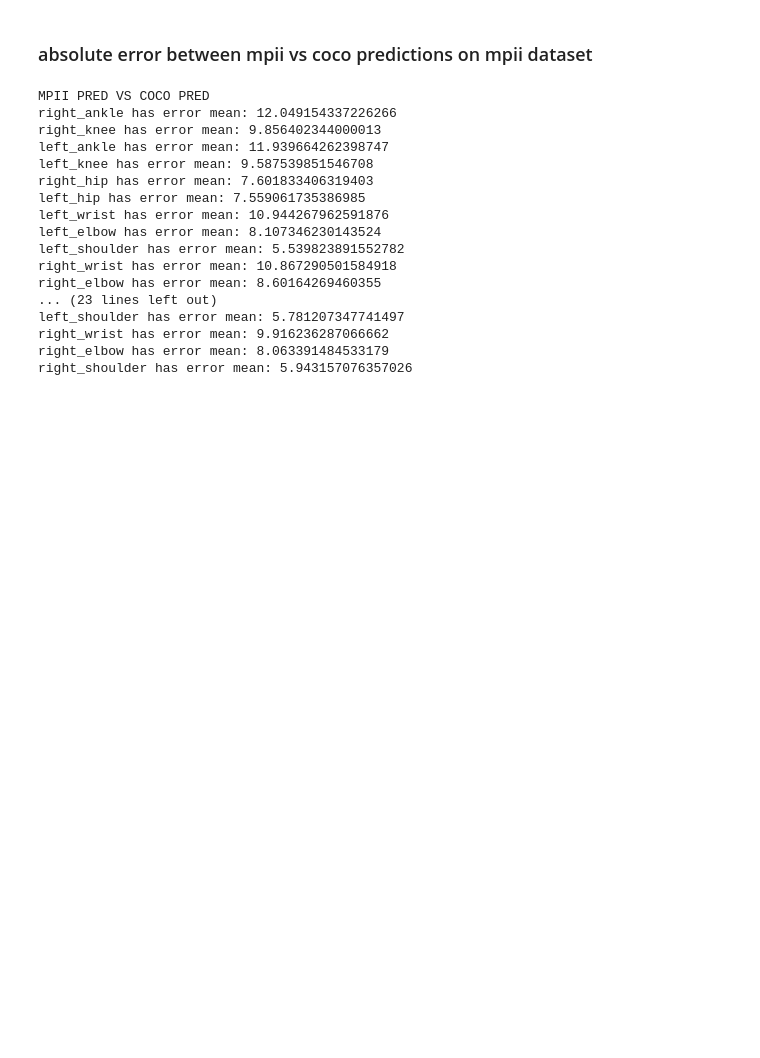
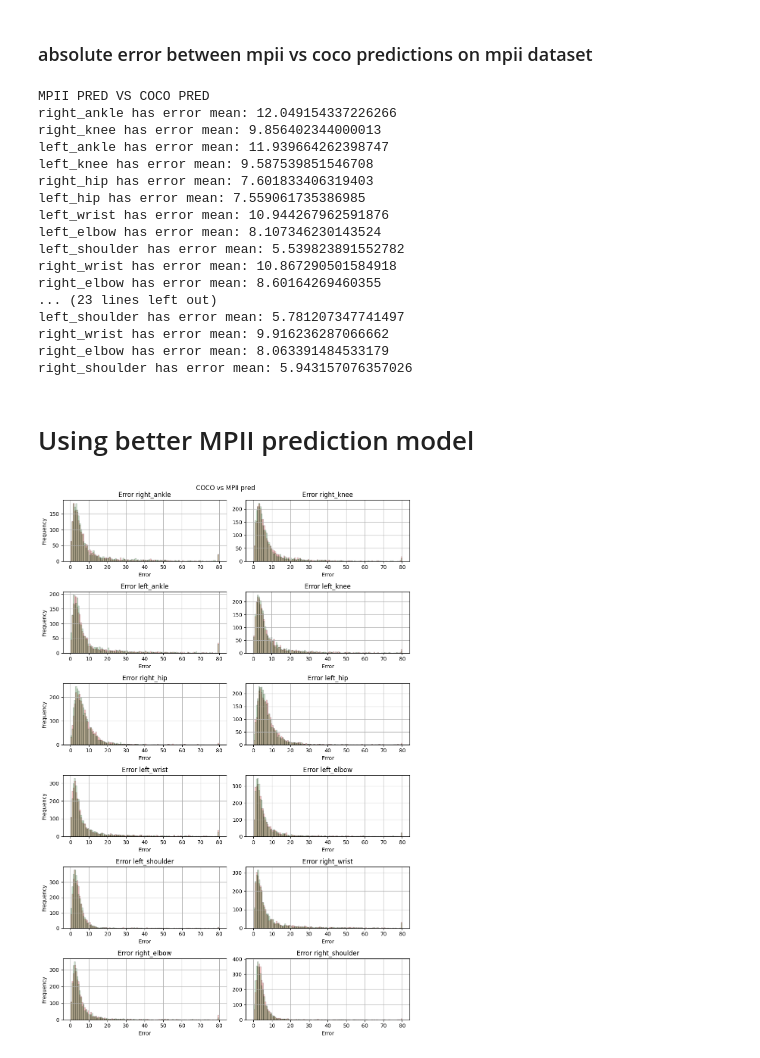
Before and after one commit to bilguudeiblgd/mapping-HPE-representations, a Jupyter notebook: error_distribution.ipynb, the cells around one changed output. Cells and saved outputs as stored; diff of their text form; code cells hidden in the pictures; blank space fills up the shorter version.

```diff
--- a/error_distribution.ipynb
+++ b/error_distribution.ipynb
@@ -485,3 +507,41 @@ left_shoulder has error mean: 5.781207347741497
 right_wrist has error mean: 9.916236287066662
 right_elbow has error mean: 8.063391484533179
 right_shoulder has error mean: 5.943157076357026
+# %% [markdown]
+# Using better MPII prediction model
+# %%
+kps_pred = list()
+for i in range(len(annot_truth)):
+
+  kp_pred = annot_better_pred_mpii['annotations'][i]['joints']
+  kps_pred.append(kp_pred)
+kps_pred = np.array(kps_pred)
+
+mpii_pred_on_mpii_errors = []
+# TODO: resolve joint missing
+for key in mapping.keys():
+    gts = kps_truth[:, key]
+    predictions = kps_pred[:, key]
+
+    gts = gts[kps_truth_joint_vis[:,key] == 1]
+    predictions = predictions[ kps_truth_joint_vis[:,key] == 1 ]
+
+    error = distance(gts, predictions) / box_scale[ kps_truth_joint_vis[:,key] == 1  ]
+    mpii_pred_on_mpii_errors.append(error)
+# %%
+fig, axs = plt.subplots(nrows=(len(mpii_pred_on_mpii_errors)+1)//2, ncols=2, figsize=(10,15))
+fig.suptitle("COCO vs MPII pred (red - coco pred, green - mpii pred)")
+for i in range(len(mpii_pred_on_mpii_errors)):
+  row = i // 2
+  col = i % 2
+  axs[row,col].hist(np.clip(coco_pred_on_mpii_errors[i], 0, 80), bins=120, edgecolor='black', alpha=0.2, color='red')
+  axs[row,col].hist(np.clip(mpii_pred_on_mpii_errors[i], 0, 80), bins=120, edgecolor='black', alpha=0.2, color='green')
+
+  axs[row,col].set_title(f'Error {mapping_names[i]}')
+  axs[row,col].set_xlabel('Error')
+  axs[row,0].set_ylabel('Frequency')
+  axs[row,col].grid(True)
+plt.tight_layout()
+plt.show()
+# %% [output]
+[figure, added]
```
Also changed, not shown: parts of 8 cells of this notebook, 2 other files.
